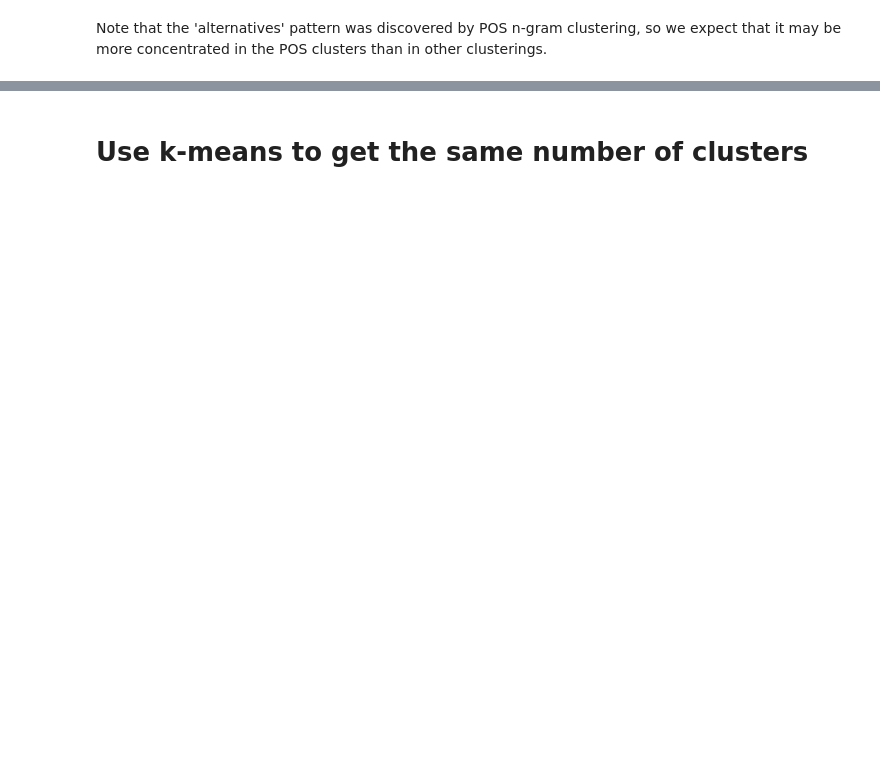
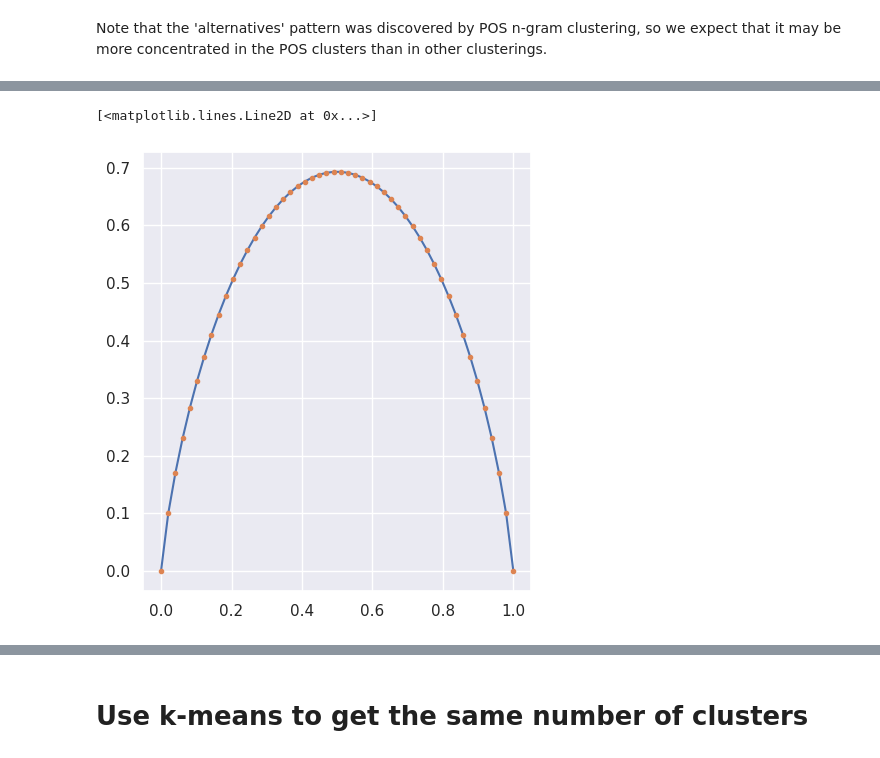
Before and after one commit to rmhorton/instruction_tuning, a Jupyter notebook: cluster_evaluation.ipynb, the cells around one changed output, grey strips where cells are left out. Cells and saved outputs as stored; diff of their text form; code cells hidden in the pictures; blank space fills up the shorter version.

```diff
--- a/cluster_evaluation.ipynb
+++ b/cluster_evaluation.ipynb
@@ -148,0 +179,8 @@ def plot_pattern_distribution(pd_pdf, my_stat='frequency'):
+# %%
+# Check: Should be a symmetric function
+p0 = np.linspace(0,1)
+plt.plot(p0, [h(1-p, 1) for p in p0], '-')
+plt.plot(p0, [h(p, 1) for p in p0], ' .')
+# %% [output]
+[<matplotlib.lines.Line2D at 0x...>]
+[figure, added]
```
Also changed, not shown: parts of 12 cells of this notebook, 2 other files.
